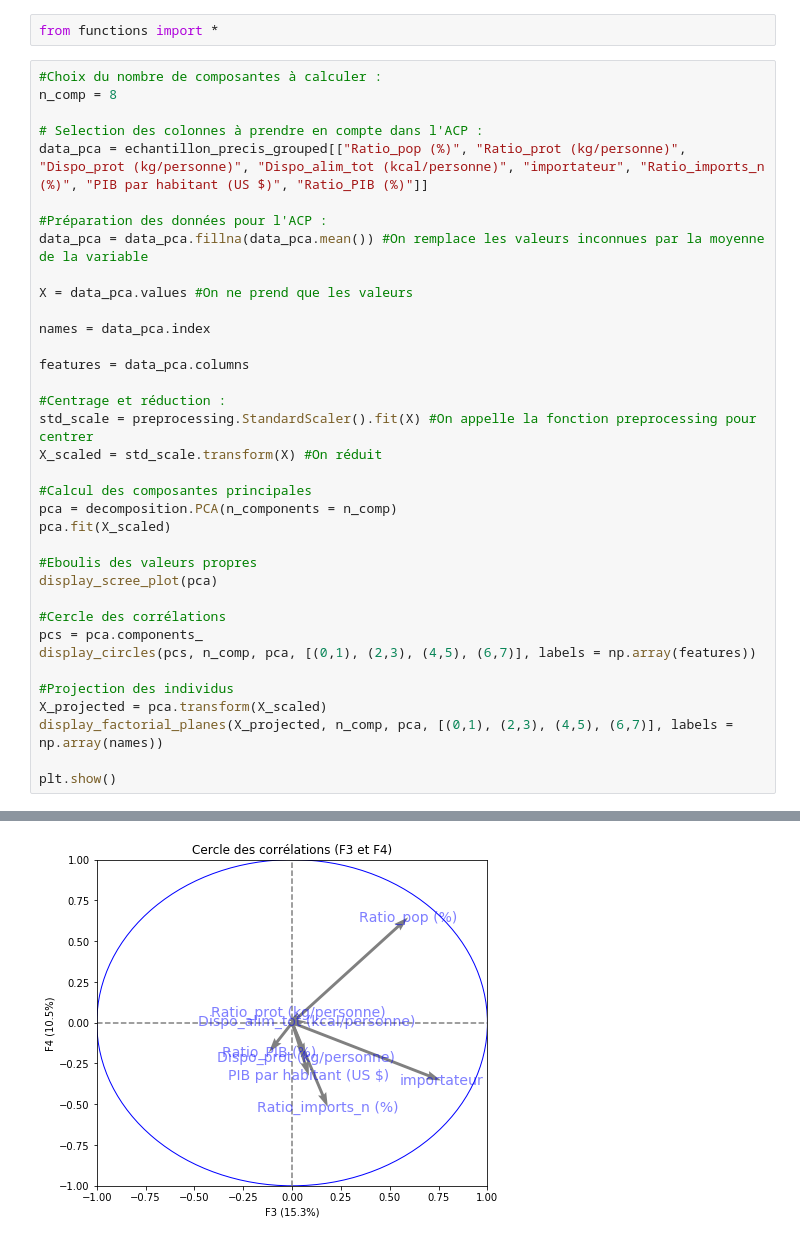
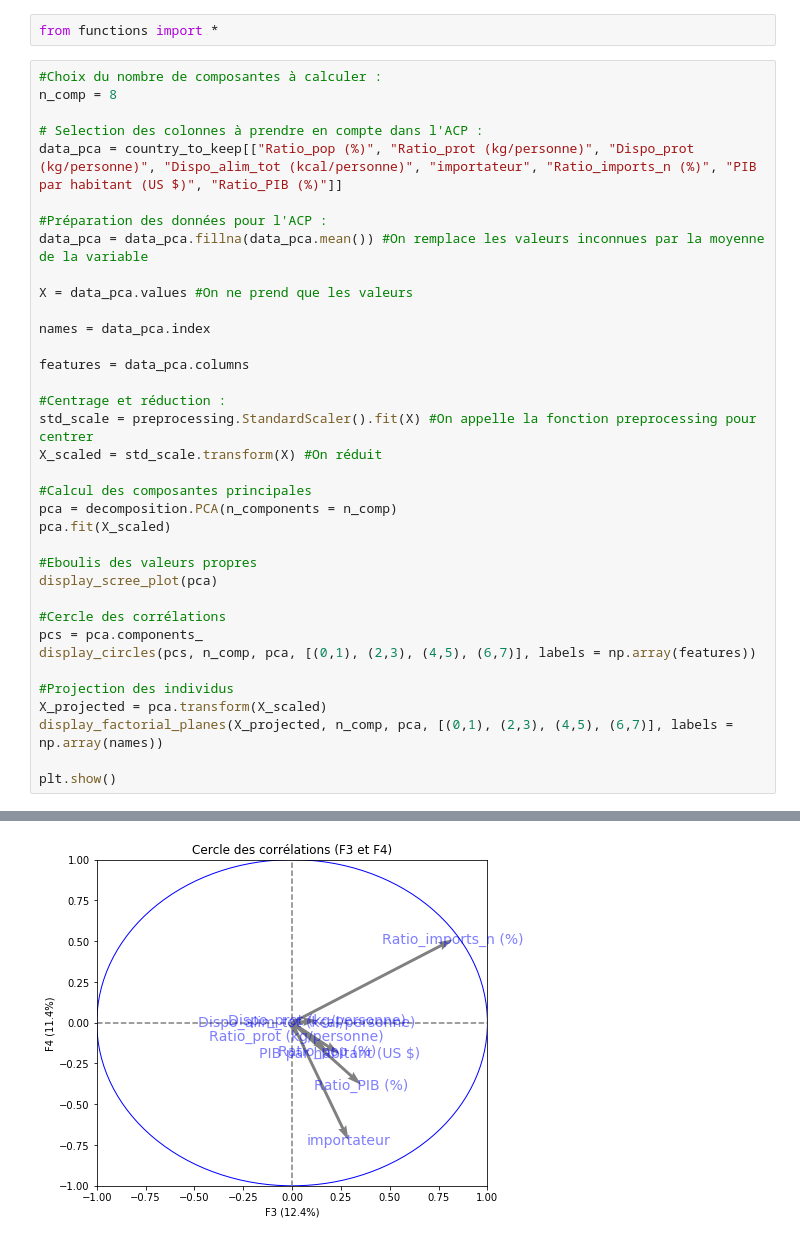
Before and after one commit to Julien-paulet/Projet_5_effectuez_une_etude_de_marche, a Jupyter notebook: Produisez une étude de marché.ipynb, the cells around one changed output, grey strips where cells are left out. Saved outputs shown, nothing was run; the diff lists cells and outputs as text.

```diff
--- a/Produisez une étude de marché.ipynb
+++ b/Produisez une étude de marché.ipynb
@@ -469,7 +469,7 @@ from functions import *
 n_comp = 8
 
 # Selection des colonnes à prendre en compte dans l'ACP :
-data_pca = echantillon_precis_grouped[["Ratio_pop (%)", "Ratio_prot (kg/personne)", "Dispo_prot (kg/personne)", "Dispo_alim_tot (kcal/personne)", "importateur", "Ratio_imports_n (%)", "PIB par habitant (US $)", "Ratio_PIB (%)"]]
+data_pca = country_to_keep[["Ratio_pop (%)", "Ratio_prot (kg/personne)", "Dispo_prot (kg/personne)", "Dispo_alim_tot (kcal/personne)", "importateur", "Ratio_imports_n (%)", "PIB par habitant (US $)", "Ratio_PIB (%)"]]
 
 #Préparation des données pour l'ACP :
 data_pca = data_pca.fillna(data_pca.mean()) #On remplace les valeurs inconnues par la moyenne de la variable
@@ -506 +506 @@ plt.show()
-[figure, old version]
+[figure, new version]
```
Also changed, not shown: parts of 3 cells of this notebook.
